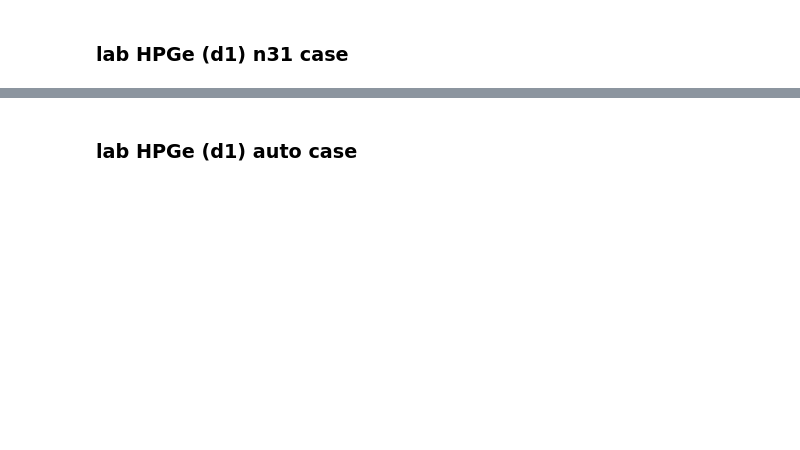
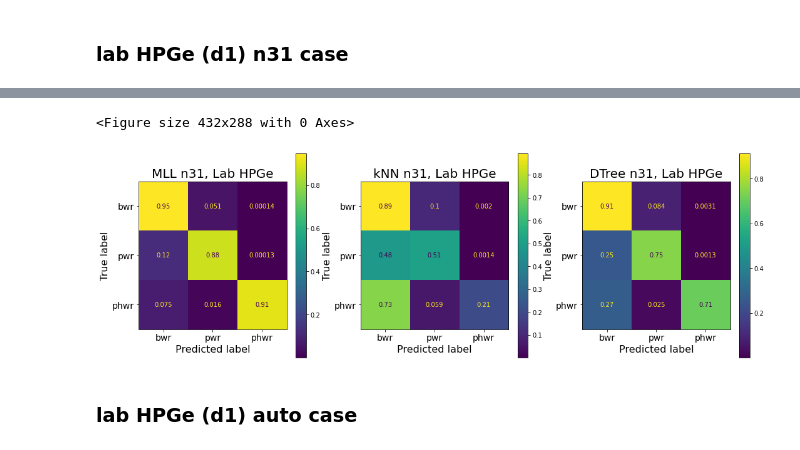
Before and after one commit to opotowsky/process_results, a Jupyter notebook: confusion_matrix.ipynb, the cells around one changed output, grey strips where cells are left out. Drawn from its saved outputs; the diff is of its cells as text; code cells hidden in the pictures; blank space fills up the shorter version.

```diff
--- a/confusion_matrix.ipynb
+++ b/confusion_matrix.ipynb
@@ -60,2 +69,7 @@ dtr_cm.plot()
+# %%
+plot_cm([mll_cm, knn_cm, dtr_cm], ' n31, Lab HPGe')
+# %% [output]
+<Figure size 432x288 with 0 Axes>
+[figure, added]
 # %% [markdown]
 ### lab HPGe (d1) auto case
```
Also changed, not shown: parts of 10 cells of this notebook, 1 other file.
